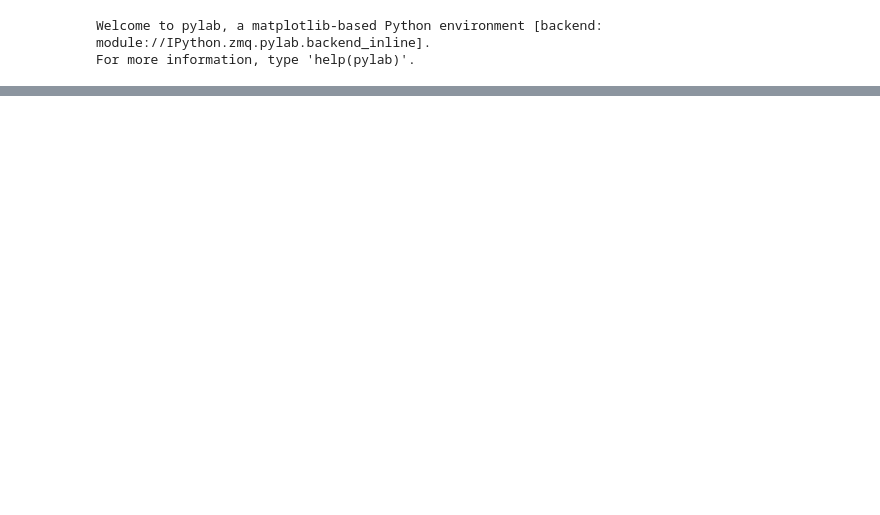
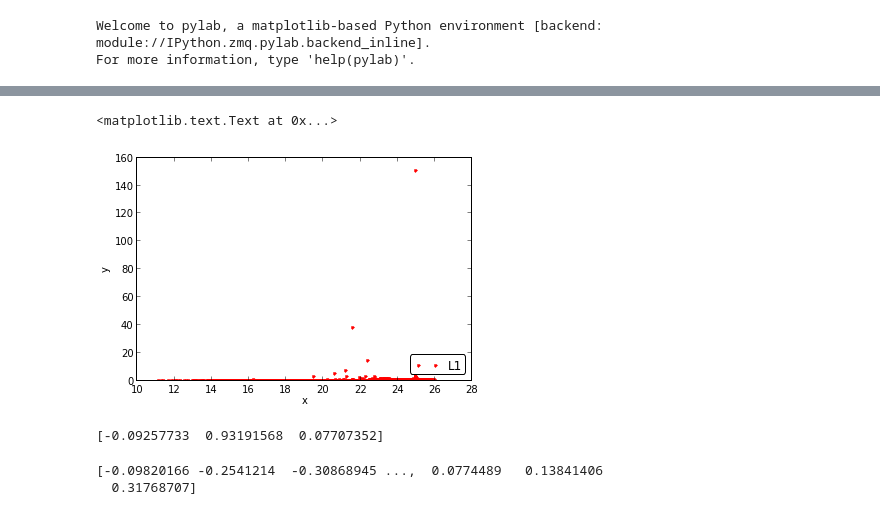
Before and after one commit to dIOGOLOC/cavalo, a Jupyter notebook: Regressão Linear Erro da Magnitude.ipynb, the cells around one changed output, grey strips where cells are left out. Cells and saved outputs as stored; diff of their text form; code cells hidden in the pictures; blank space fills up the shorter version.

Commit message:
Implementado a Norma L1 e L2. Porém ainda há erros com a estabilidade.

```diff
--- a/Regressão Linear Erro da Magnitude.ipynb
+++ b/Regressão Linear Erro da Magnitude.ipynb
@@ -18,0 +14,18 @@ d=tabela[8]
+# %%
+#Sigma observado:
+
+sobs=tabela[8]
+N=len(sobs)
+
+#Calculando os dados pelo modelo Direto:
+#sc=dados calculados:
+
+m=tabela[4]
+G=np.empty([N,3])
+p=[.19,3,4]
+A,B,C=p
+G[:,0]=1/A
+G[:,1]=-1*np.ones(N)
+G[:,2]=m
+sc=np.dot(G,p)
+print(G)
@@ -49,0 +85,24 @@ plt.ylabel('y')
+# %%
+plt.plot(m,sobs,'.r')
+plt.legend(('L1', 'sobs'),'lower right', fancybox=True)
+plt.xlabel('x')
+plt.ylabel('y')
+# %% [output]
+<matplotlib.text.Text at 0x...>
+[figure, added]
+# %%
+#Calculando através da Norma L2:
+
+b=np.linalg.inv(np.dot(G.T,G))
+c=np.dot(b,G.T)
+pl2=np.dot(c,sobs)
+
+print(pl2)
+# %% [output]
+[-0.09257733  0.93191568  0.07707352]
+# %%
+sl2=np.dot(G,pl2)
+print(sl2)
+# %% [output]
+[-0.09820166 -0.2541214  -0.30868945 ...,  0.0774489   0.13841406
+  0.31768707]
```
Also changed, not shown: parts of 7 cells of this notebook.
